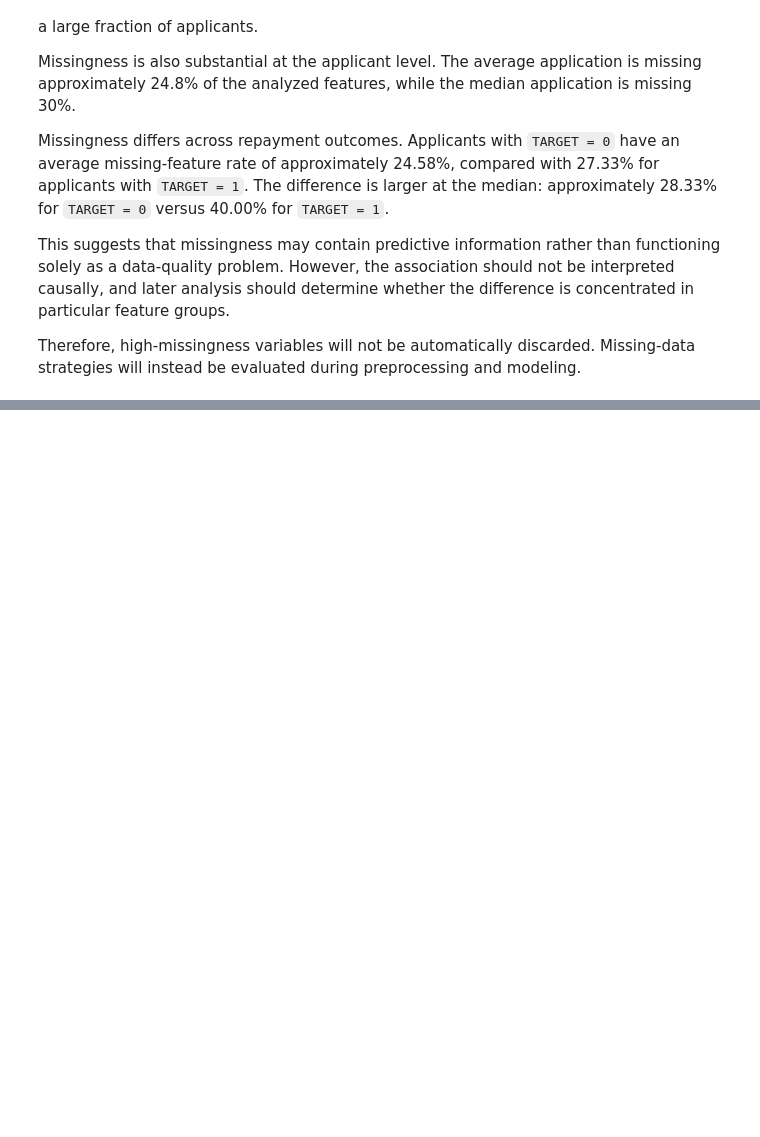
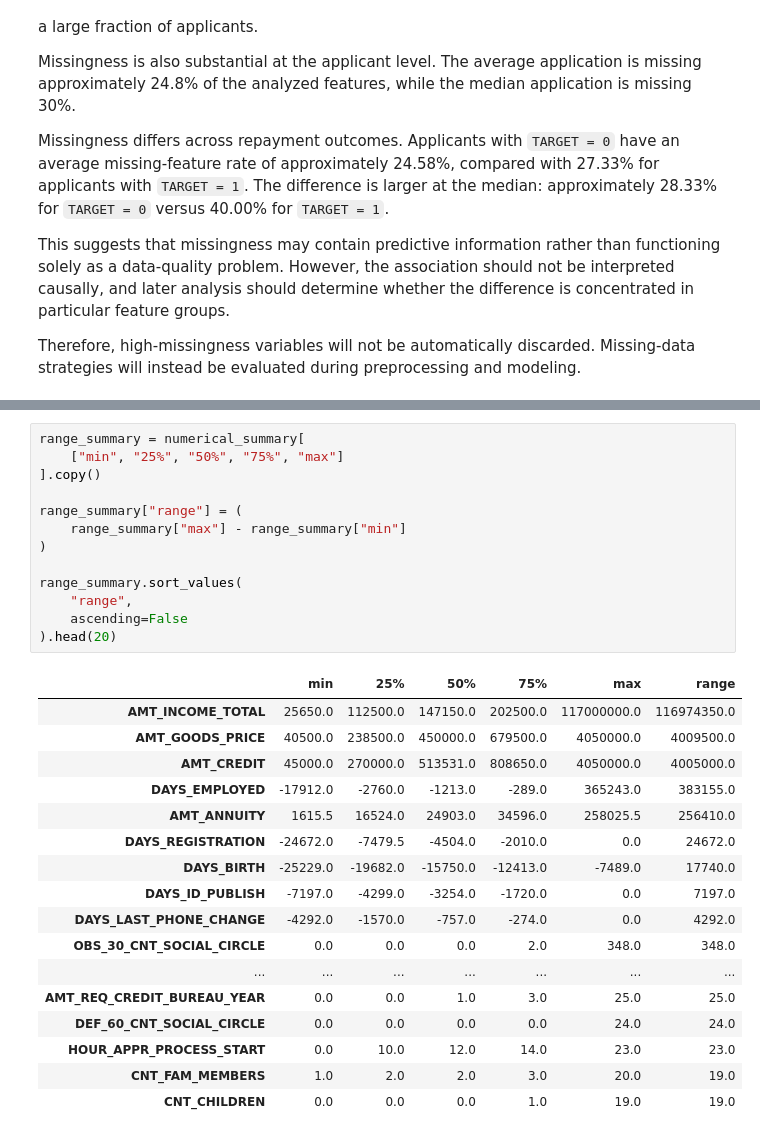
Before and after one commit to KevTJ/kj-project-portfolio, a Jupyter notebook: Projects/credit-risk-decision-system/notebooks/02_data_audit_and_eda.ipynb, the cells around one changed output, grey strips where cells are left out. Saved outputs shown, nothing was run; the diff lists cells and outputs as text; blank space fills up the shorter version.

```diff
--- a/Projects/credit-risk-decision-system/notebooks/02_data_audit_and_eda.ipynb
+++ b/Projects/credit-risk-decision-system/notebooks/02_data_audit_and_eda.ipynb
@@ -554,0 +608,31 @@ Therefore, high-missingness variables will not be automatically discarded. Missi
+# %%
+range_summary = numerical_summary[
+    ["min", "25%", "50%", "75%", "max"]
+].copy()
+
+range_summary["range"] = (
+    range_summary["max"] - range_summary["min"]
+)
+
+range_summary.sort_values(
+    "range",
+    ascending=False
+).head(20)
+# %% [output]
+|  | min | 25% | 50% | 75% | max | range |
+| AMT_INCOME_TOTAL | 25650.0 | 112500.0 | 147150.0 | 202500.0 | 117000000.0 | 116974350.0 |
+| AMT_GOODS_PRICE | 40500.0 | 238500.0 | 450000.0 | 679500.0 | 4050000.0 | 4009500.0 |
+| AMT_CREDIT | 45000.0 | 270000.0 | 513531.0 | 808650.0 | 4050000.0 | 4005000.0 |
+| DAYS_EMPLOYED | -17912.0 | -2760.0 | -1213.0 | -289.0 | 365243.0 | 383155.0 |
+| AMT_ANNUITY | 1615.5 | 16524.0 | 24903.0 | 34596.0 | 258025.5 | 256410.0 |
+| DAYS_REGISTRATION | -24672.0 | -7479.5 | -4504.0 | -2010.0 | 0.0 | 24672.0 |
+| DAYS_BIRTH | -25229.0 | -19682.0 | -15750.0 | -12413.0 | -7489.0 | 17740.0 |
+| DAYS_ID_PUBLISH | -7197.0 | -4299.0 | -3254.0 | -1720.0 | 0.0 | 7197.0 |
+| DAYS_LAST_PHONE_CHANGE | -4292.0 | -1570.0 | -757.0 | -274.0 | 0.0 | 4292.0 |
+| OBS_30_CNT_SOCIAL_CIRCLE | 0.0 | 0.0 | 0.0 | 2.0 | 348.0 | 348.0 |
+| ... | ... | ... | ... | ... | ... | ... |
+| AMT_REQ_CREDIT_BUREAU_YEAR | 0.0 | 0.0 | 1.0 | 3.0 | 25.0 | 25.0 |
+| DEF_60_CNT_SOCIAL_CIRCLE | 0.0 | 0.0 | 0.0 | 0.0 | 24.0 | 24.0 |
+| HOUR_APPR_PROCESS_START | 0.0 | 10.0 | 12.0 | 14.0 | 23.0 | 23.0 |
+| CNT_FAM_MEMBERS | 1.0 | 2.0 | 2.0 | 3.0 | 20.0 | 19.0 |
+| CNT_CHILDREN | 0.0 | 0.0 | 0.0 | 1.0 | 19.0 | 19.0 |
```
Also changed, not shown: parts of 17 cells of this notebook.
